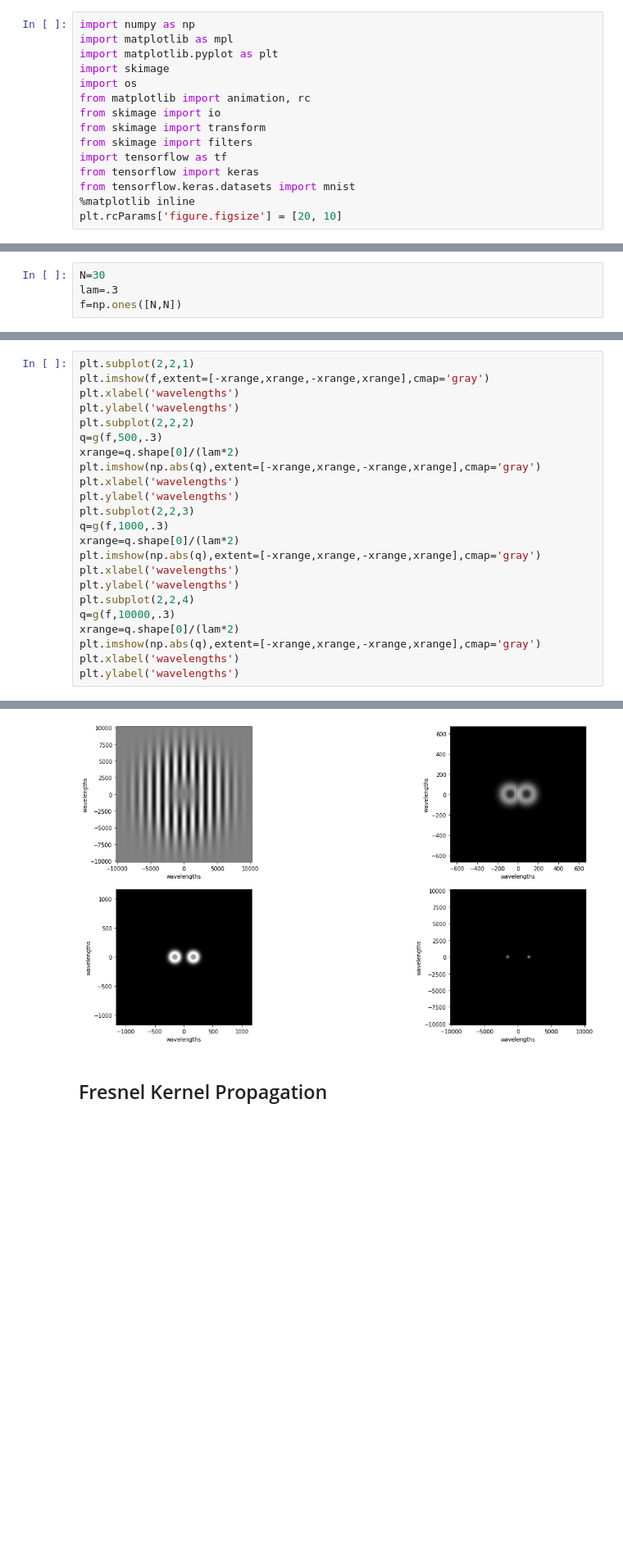
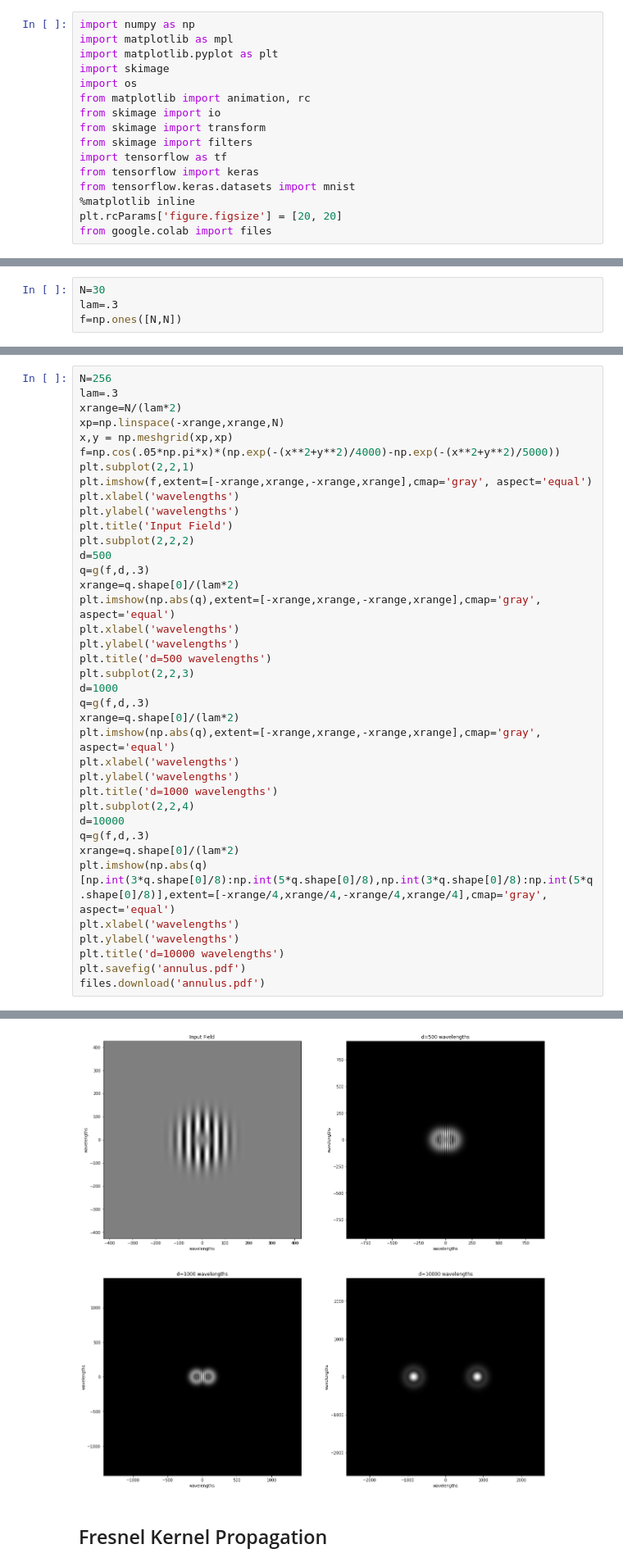
Before and after one commit to djbradyAtOpticalSciencesArizona/computationalImaging, a Jupyter notebook: waves/numericalDiffraction.ipynb, the cells around one changed output, grey strips where cells are left out. Shown at 82% size. Drawn from its saved outputs; the diff is of its cells as text; blank space fills up the shorter version.

```diff
--- a/waves/numericalDiffraction.ipynb
+++ b/waves/numericalDiffraction.ipynb
@@ -23,7 +23,8 @@ import tensorflow as tf
 from tensorflow import keras
 from tensorflow.keras.datasets import mnist
 %matplotlib inline
-plt.rcParams['figure.figsize'] = [20, 10]
+plt.rcParams['figure.figsize'] = [20, 20]
+from google.colab import files
 # %% [markdown]
 # Angular spectrum diffraction
 # %% [markdown]
@@ -119,24 +115,39 @@ Text(0, 0.5, 'wavelengths')
 # %%
+N=256
+lam=.3
+xrange=N/(lam*2)
+xp=np.linspace(-xrange,xrange,N)
+x,y = np.meshgrid(xp,xp)
+f=np.cos(.05*np.pi*x)*(np.exp(-(x**2+y**2)/4000)-np.exp(-(x**2+y**2)/5000))
 plt.subplot(2,2,1)
-plt.imshow(f,extent=[-xrange,xrange,-xrange,xrange],cmap='gray')
+plt.imshow(f,extent=[-xrange,xrange,-xrange,xrange],cmap='gray', aspect='equal')
 plt.xlabel('wavelengths')
 plt.ylabel('wavelengths')
+plt.title('Input Field')
 plt.subplot(2,2,2)
-q=g(f,500,.3)
+d=500
+q=g(f,d,.3)
 xrange=q.shape[0]/(lam*2)
-plt.imshow(np.abs(q),extent=[-xrange,xrange,-xrange,xrange],cmap='gray')
+plt.imshow(np.abs(q),extent=[-xrange,xrange,-xrange,xrange],cmap='gray', aspect='equal')
 plt.xlabel('wavelengths')
 plt.ylabel('wavelengths')
+plt.title('d=500 wavelengths')
 plt.subplot(2,2,3)
-q=g(f,1000,.3)
+d=1000
+q=g(f,d,.3)
 xrange=q.shape[0]/(lam*2)
-plt.imshow(np.abs(q),extent=[-xrange,xrange,-xrange,xrange],cmap='gray')
+plt.imshow(np.abs(q),extent=[-xrange,xrange,-xrange,xrange],cmap='gray', aspect='equal')
 plt.xlabel('wavelengths')
 plt.ylabel('wavelengths')
+plt.title('d=1000 wavelengths')
 plt.subplot(2,2,4)
-q=g(f,10000,.3)
+d=10000
+q=g(f,d,.3)
 xrange=q.shape[0]/(lam*2)
-plt.imshow(np.abs(q),extent=[-xrange,xrange,-xrange,xrange],cmap='gray')
+plt.imshow(np.abs(q)[np.int(3*q.shape[0]/8):np.int(5*q.shape[0]/8),np.int(3*q.shape[0]/8):np.int(5*q.shape[0]/8)],extent=[-xrange/4,xrange/4,-xrange/4,xrange/4],cmap='gray', aspect='equal')
 plt.xlabel('wavelengths')
 plt.ylabel('wavelengths')
+plt.title('d=10000 wavelengths')
+plt.savefig('annulus.pdf')
+files.download('annulus.pdf')
 # %% [output]
@@ -144,4 +156,4 @@ Text(0, 0.5, 'wavelengths')
-[figure, old version]
+[figure, new version]
 # %% [markdown]
 ## Fresnel Kernel Propagation
 # %% [markdown]
```
Also changed, not shown: parts of 8 cells of this notebook.
